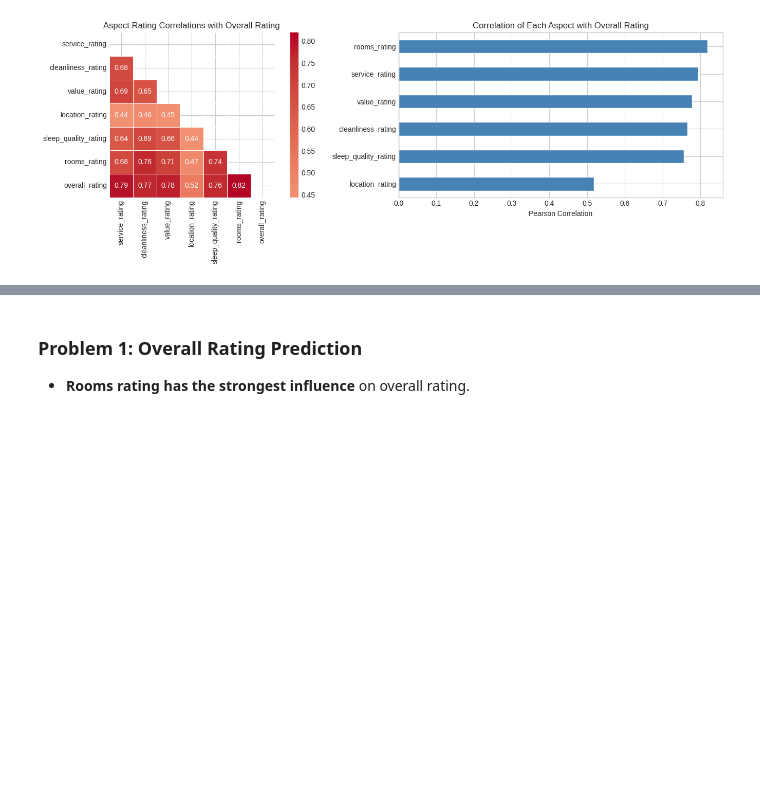
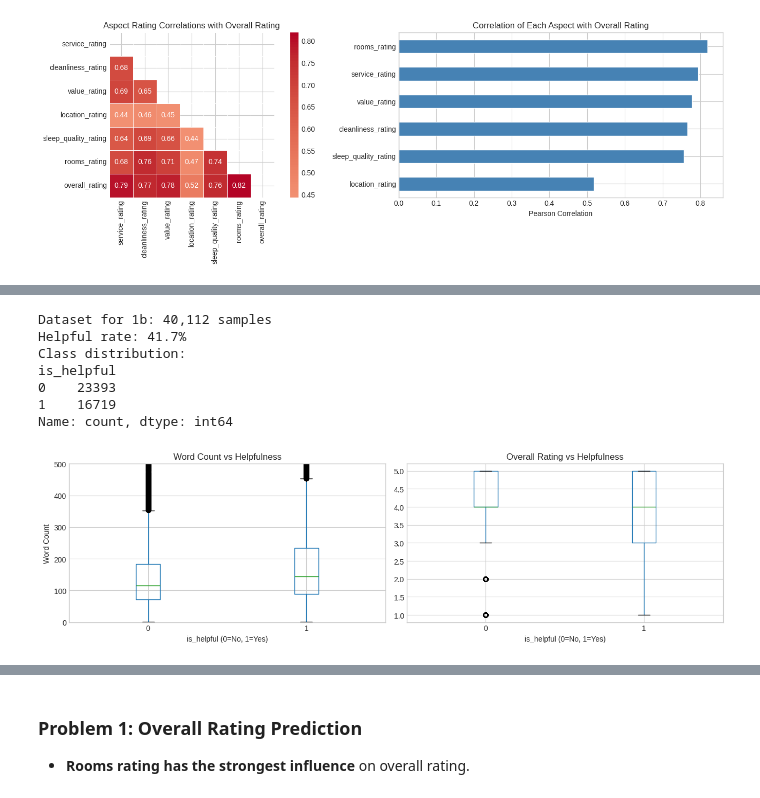
Before and after one commit to nadiavictoria/IS512-Hotel-Analytics, a Jupyter notebook: notebooks/05_predictive_modeling.ipynb, the cells around one changed output, grey strips where cells are left out. Cells and saved outputs as stored; diff of their text form; code cells hidden in the pictures; blank space fills up the shorter version.

```diff
--- a/notebooks/05_predictive_modeling.ipynb
+++ b/notebooks/05_predictive_modeling.ipynb
@@ -303,0 +383,57 @@ Recommended model: Gradient Boosting  (RMSE=0.4479, R²=0.8300)
+# %%
+# Feature engineering
+# Merge with author features (rename to avoid collision with review's num_helpful_votes)
+authors_renamed = authors.rename(columns={
+    'id': 'author_id',
+    'num_helpful_votes': 'author_total_helpful_votes'
+})
+
+df_1b = reviews.merge(authors_renamed, on='author_id', how='left')
+
+# Target
+df_1b['is_helpful'] = (df_1b['num_helpful_votes'] > 0).astype(int)
+
+# Text-derived features
+df_1b['text_len']    = df_1b['text'].fillna('').str.len()
+df_1b['word_count']  = df_1b['text'].fillna('').str.split().str.len()
+df_1b['title_len']   = df_1b['title'].fillna('').str.len()
+df_1b['has_title']   = df_1b['title'].notna().astype(int)
+df_1b['via_mobile']  = df_1b['via_mobile'].fillna(0).astype(int)
+
+FEATURE_COLS_1B = [
+    'overall_rating', 'service_rating', 'cleanliness_rating',
+    'value_rating', 'location_rating', 'sleep_quality_rating', 'rooms_rating',
+    'via_mobile', 'text_len', 'word_count', 'title_len', 'has_title',
+    'num_cities', 'author_total_helpful_votes', 'num_reviews'
+]
+
+df_1b_clean = df_1b[FEATURE_COLS_1B + ['is_helpful']].dropna()
+print(f'Dataset for 1b: {len(df_1b_clean):,} samples')
+print(f'Helpful rate: {df_1b_clean["is_helpful"].mean():.1%}')
+print(f'Class distribution:\n{df_1b_clean["is_helpful"].value_counts()}')
+
+# Distribution of text length vs helpfulness
+fig, axes = plt.subplots(1, 2, figsize=(13, 4))
+
+df_1b_clean.boxplot(column='word_count', by='is_helpful', ax=axes[0])
+axes[0].set_title('Word Count vs Helpfulness')
+axes[0].set_xlabel('is_helpful (0=No, 1=Yes)')
+axes[0].set_ylabel('Word Count')
+axes[0].set_ylim(0, 500)
+
+df_1b_clean.boxplot(column='overall_rating', by='is_helpful', ax=axes[1])
+axes[1].set_title('Overall Rating vs Helpfulness')
+axes[1].set_xlabel('is_helpful (0=No, 1=Yes)')
+plt.suptitle('')
+
+plt.tight_layout()
+plt.show()
+# %% [output]
+Dataset for 1b: 40,112 samples
+Helpful rate: 41.7%
+Class distribution:
+is_helpful
+0    23393
+1    16719
+Name: count, dtype: int64
+[figure, added]
```
Also changed, not shown: parts of 14 cells of this notebook, 1 other file.
